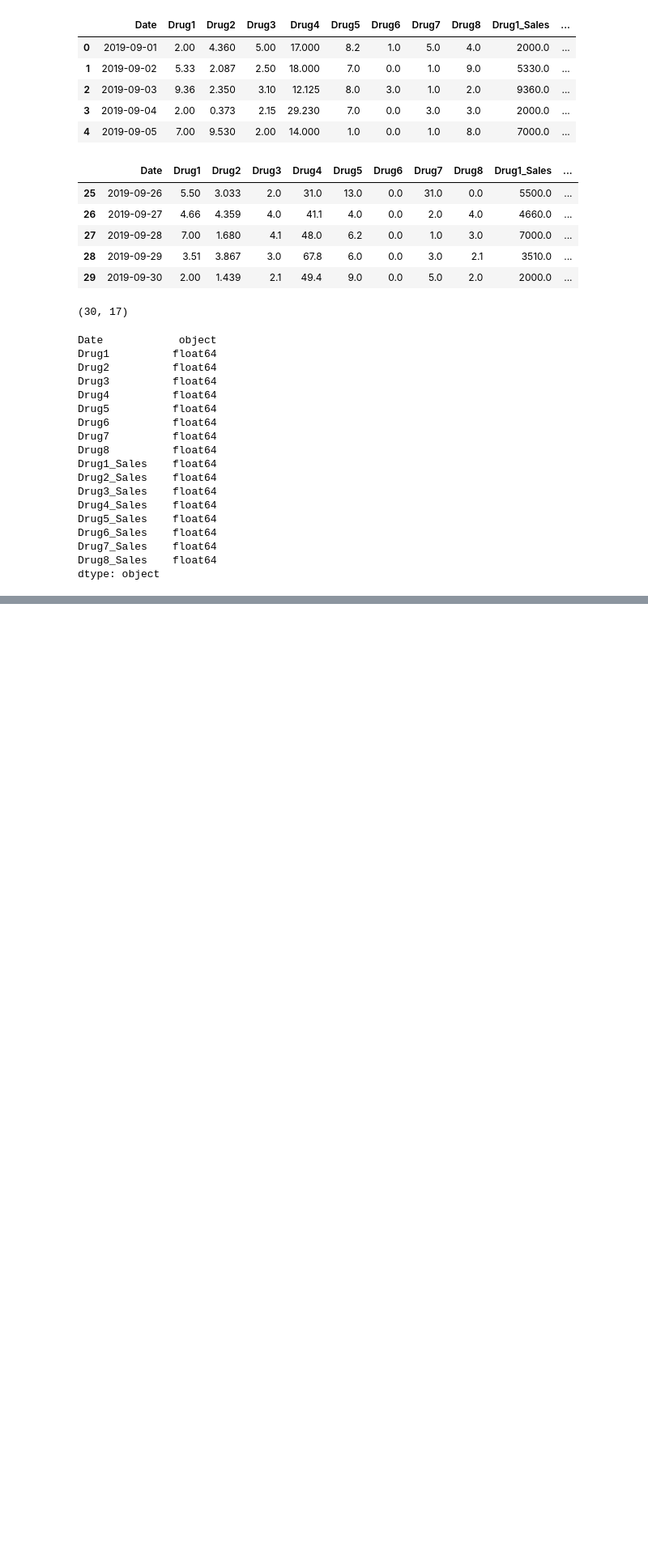
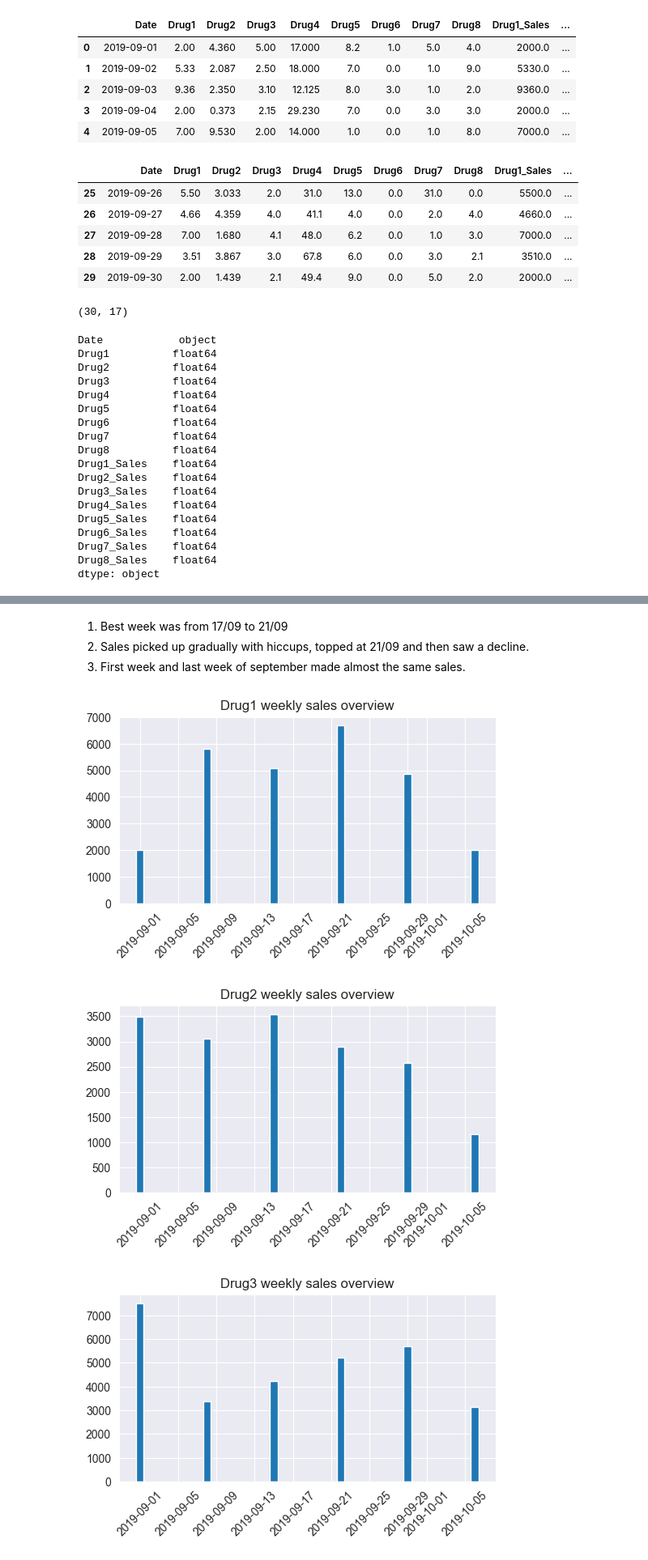
Before and after one commit to maxim-saplin/edu, a Jupyter notebook: 06_problem.ipynb, the cells around one changed output, grey strips where cells are left out. Shown at 81% size. Cells and saved outputs as stored; diff of their text form; code cells hidden in the pictures; blank space fills up the shorter version.

```diff
--- a/06_problem.ipynb
+++ b/06_problem.ipynb
@@ -73,0 +187,15 @@ datetime64[ns]
+# %% [markdown]
+1. Best week was from 17/09 to 21/09
+2. Sales picked up gradually with hiccups, topped at 21/09 and then saw a decline.
+3. First week and last week of september made almost the same sales.
+# %%
+for i in range(1, 9):
+    plt.figure(figsize=(6,3), dpi=100)
+    plt.tick_params(axis='x', rotation=45)
+    plt.title(f'Drug{i} weekly sales overview')
+    plt.bar(x=wdf.index, height=getattr(wdf, f'Drug{i}_Sales'))
+    plt.show()
+# %% [output]
+[figure, added]
+[figure, added]
+[figure, added]
```
Also changed, not shown: parts of 20 cells of this notebook, 2 other files.
